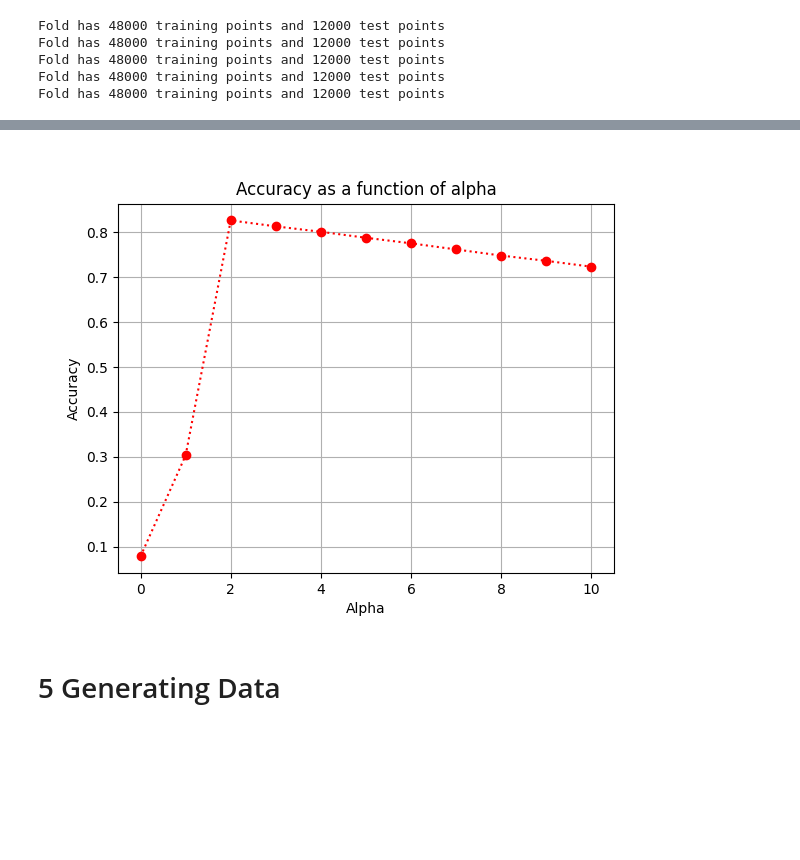
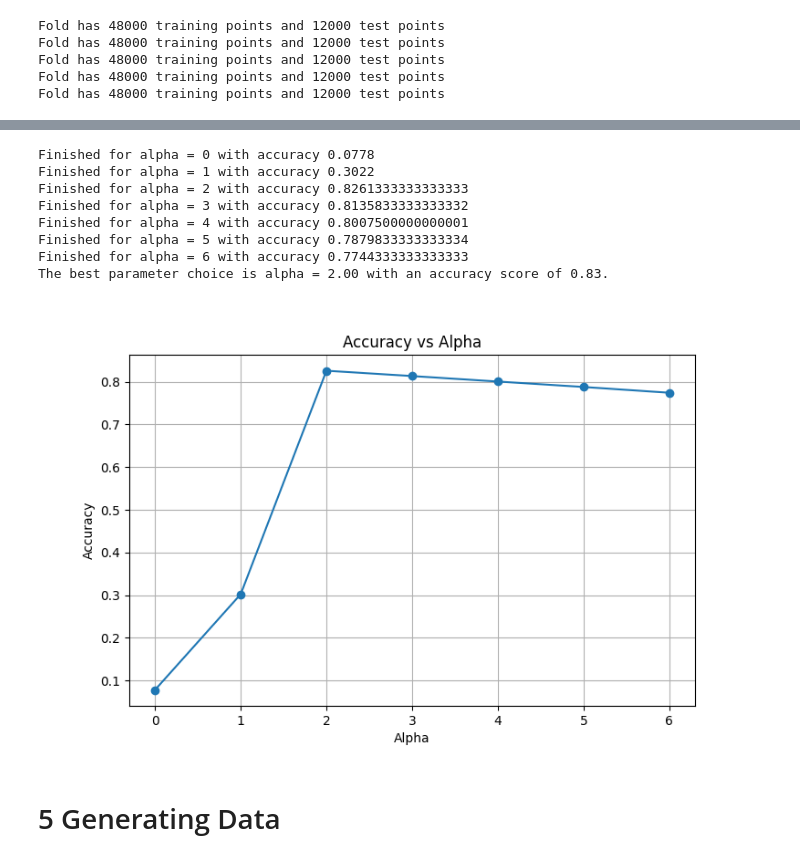
Before and after one commit to abisliouk/-IE675b-machine-learning, a Jupyter notebook: a01-nb.ipynb, the cells around one changed output, grey strips where cells are left out. Saved outputs shown, nothing was run; the diff lists cells and outputs as text; code cells hidden in the pictures; blank space fills up the shorter version.

Commit message:
4th task implementation
Changes:
- Code for 0-7 values of alpha
- Resulting plot Accuracy vs Alpha is saved in the `resulting plots` folder

```diff
--- a/a01-nb.ipynb
+++ b/a01-nb.ipynb
@@ -587,17 +513,68 @@ The best parameter choice is alpha = 2.000000 with an accuracy score of 0.826233
-# %%
-nextplot()
-
-plt.plot(alphas, accuracy_scores, linestyle='dotted', marker='o', color='red')
-plt.xlabel("Alpha")
-plt.ylabel("Accuracy")
-
-#plt.xticks(alphas.math.floor(min(alphas)), math.ceil(max(alphas))+1)
-plt.title('Accuracy as a function of alpha')
-plt.grid(True)
-
-plt.show()
-# %% [output]
-[figure, removed]
+# %%
+# Suppress warnings
+import warnings
+warnings.filterwarnings("ignore")
+
+import numpy as np
+from sklearn.model_selection import KFold
+import sklearn.metrics
+import matplotlib.pyplot as plt
+
+# Initialize list of alpha values from 0 to 7
+alphas = range(0, 7)
+accuracy_scores = []
+
+K = 5
+Kf = KFold(n_splits=K, shuffle=True, random_state=42)
+# Generate the splits once and reuse them for each alpha
+splits = list(Kf.split(X))
+
+for a in alphas:
+    fold_accuracy = []
+    # For each value of alpha, perform K-fold cross-validation
+    for i_train, i_test in splits:
+        X_train, y_train = X[i_train], y[i_train]
+        X_test, y_test = X[i_test], y[i_test]
+
+        model = nb_train(X_train, y_train, alpha=a)
+        # Predict labels for the test fold
+        pred = nb_predict(model, X_test)
+        y_hat = pred["yhat"]
+        # Calculate accuracy for the fold
+        accuracy = sklearn.metrics.accuracy_score(y_test, y_hat)
+        fold_accuracy.append(accuracy)
+    # Store the mean accuracy over the folds for this alpha
+    mean_accuracy = np.mean(fold_accuracy)
+    accuracy_scores.append(mean_accuracy)
+    print("Finished for alpha =", a, "with accuracy", mean_accuracy)
+
+# Find the best alpha based on highest mean accuracy
+best_alpha_idx = np.argmax(accuracy_scores)
+best_alpha = alphas[best_alpha_idx]
+best_accuracy = accuracy_scores[best_alpha_idx]
+
+print("The best parameter choice is alpha = {:.2f} with an accuracy score of {:.2f}.".format(
+    best_alpha, best_accuracy
+))
+
+# Plot accuracy vs alpha
+plt.figure(figsize=(8, 5))
+plt.plot(alphas, accuracy_scores, marker='o')
+plt.title('Accuracy vs Alpha')
+plt.xlabel('Alpha')
+plt.ylabel('Accuracy')
+plt.grid(True)
+plt.show()
+# %% [output]
+Finished for alpha = 0 with accuracy 0.0778
+Finished for alpha = 1 with accuracy 0.3022
+Finished for alpha = 2 with accuracy 0.8261333333333333
+Finished for alpha = 3 with accuracy 0.8135833333333332
+Finished for alpha = 4 with accuracy 0.8007500000000001
+Finished for alpha = 5 with accuracy 0.7879833333333334
+Finished for alpha = 6 with accuracy 0.7744333333333333
+The best parameter choice is alpha = 2.00 with an accuracy score of 0.83.
+[figure, added]
 # %% [markdown]
 # 5 Generating Data
 # %%
```
Also changed, not shown: parts of 9 cells of this notebook, 1 other file.
